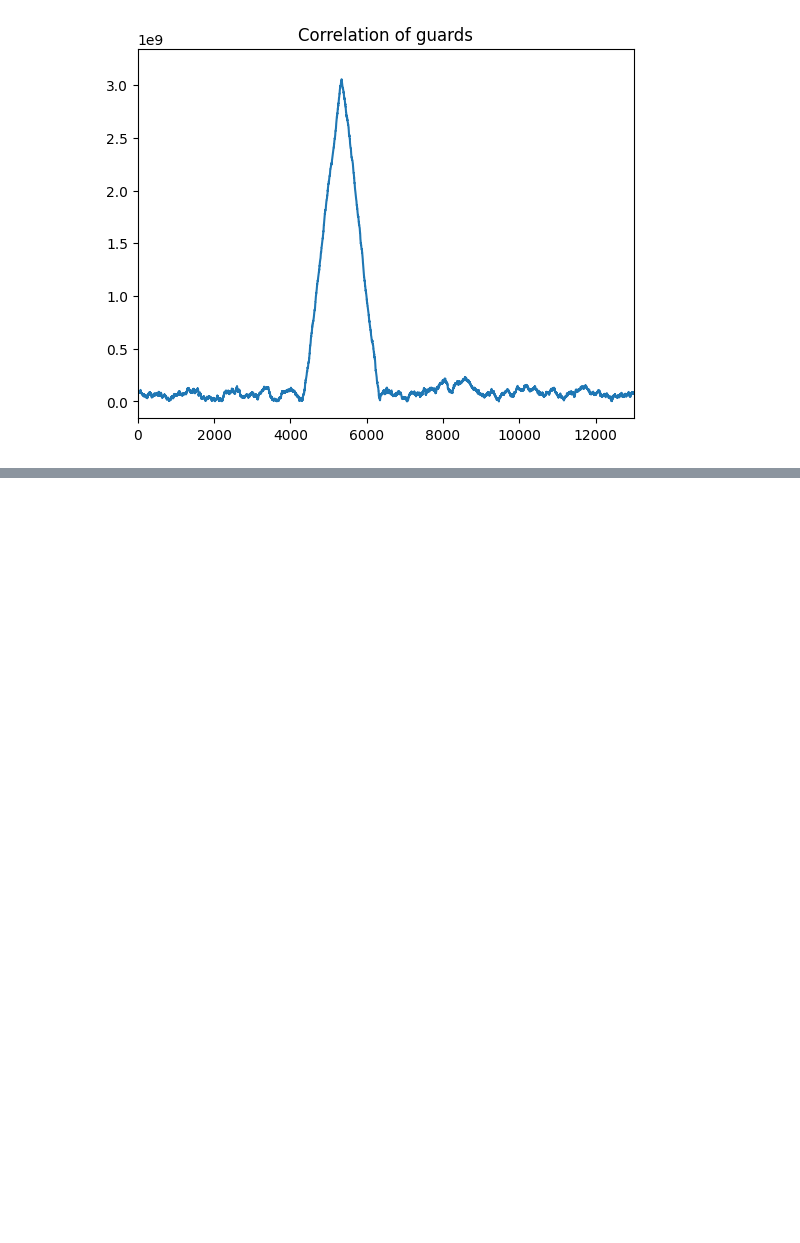
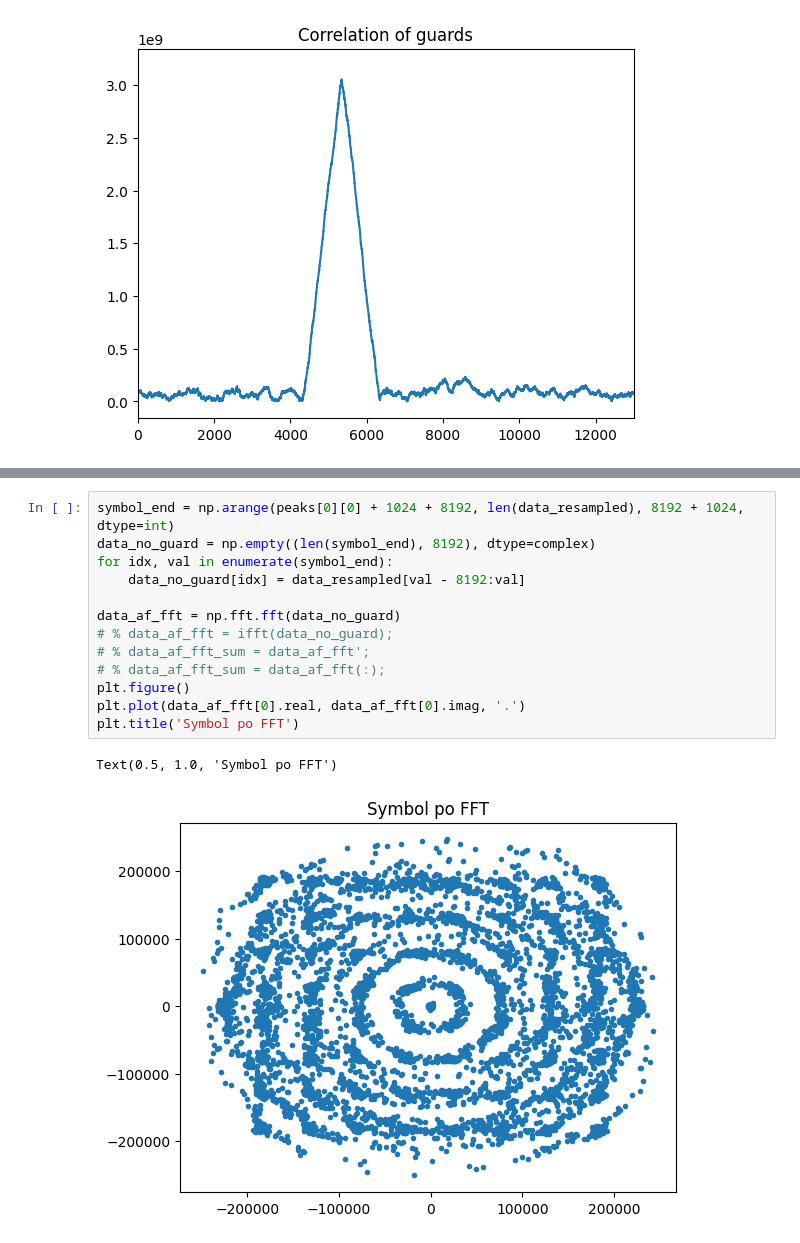
Before and after one commit to jlatusek/dvbt-py, a Jupyter notebook: dvbt.ipynb, the cells around one changed output, grey strips where cells are left out. Drawn from its saved outputs; the diff is of its cells as text; blank space fills up the shorter version.

```diff
--- a/dvbt.ipynb
+++ b/dvbt.ipynb
@@ -122,0 +134,16 @@ plt.show()
+# %%
+symbol_end = np.arange(peaks[0][0] + 1024 + 8192, len(data_resampled), 8192 + 1024, dtype=int)
+data_no_guard = np.empty((len(symbol_end), 8192), dtype=complex)
+for idx, val in enumerate(symbol_end):
+    data_no_guard[idx] = data_resampled[val - 8192:val]
+
+data_af_fft = np.fft.fft(data_no_guard)
+# % data_af_fft = ifft(data_no_guard);
+# % data_af_fft_sum = data_af_fft';
+# % data_af_fft_sum = data_af_fft(:);
+plt.figure()
+plt.plot(data_af_fft[0].real, data_af_fft[0].imag, '.')
+plt.title('Symbol po FFT')
+# %% [output]
+Text(0.5, 1.0, 'Symbol po FFT')
+[figure, added]
```
Also changed, not shown: parts of 7 cells of this notebook.
